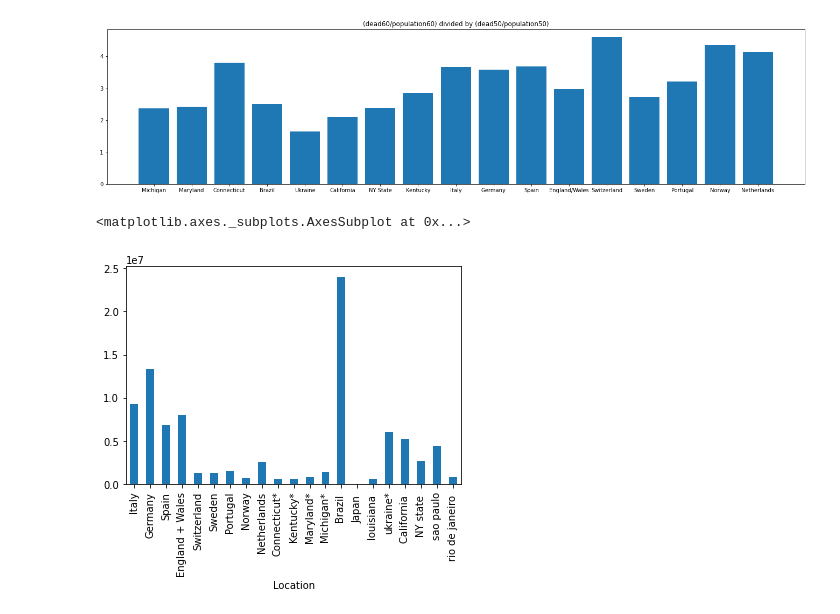
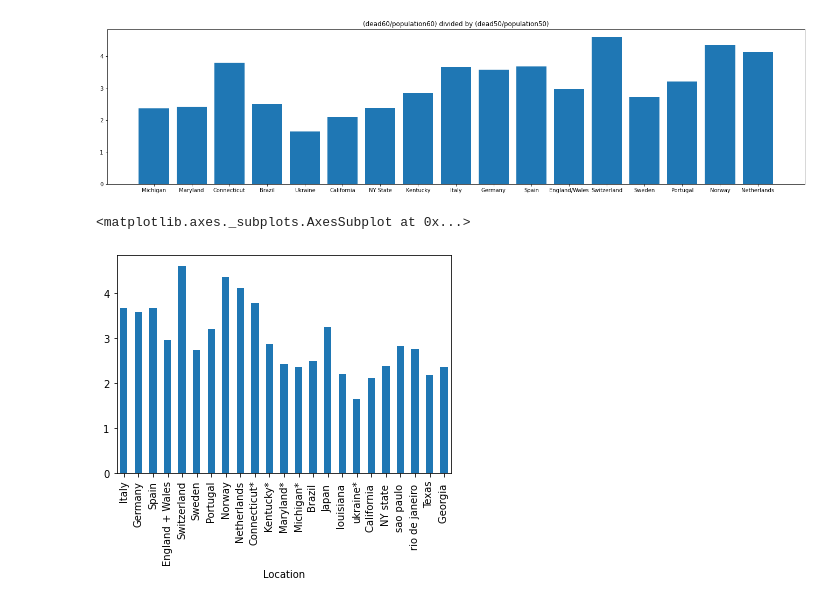
Before and after one commit to Ali-Kazmi/covid-visualizations, a Jupyter notebook: vis.ipynb, the cells around one changed output. Drawn from its saved outputs; the diff is of its cells as text; code cells hidden in the pictures.

Commit message:
added mortality increase chart for 22 places

```diff
--- a/vis.ipynb
+++ b/vis.ipynb
@@ -483,20 +488,25 @@ plt.show()
 # %%
 import pandas as pd
 import requests
 import io
-popurl="https://raw.githubusercontent.com/Ali-Kazmi/covid-visualizations/master/mega-population%20by%20age%20(2).xlsx"
-deathurl="https://raw.githubusercontent.com/Ali-Kazmi/covid-visualizations/master/mega-deaths%20by%20age.xlsx"
+popurl="https://raw.githubusercontent.com/Ali-Kazmi/covid-visualizations/master/big-population-by-age-sheet.xlsx"
+deathurl="https://raw.githubusercontent.com/Ali-Kazmi/covid-visualizations/master/big-deaths-by-age-sheet.xlsx"
 #download = github_session.get(url).content
 
 # Reading the downloaded content and turning it into a pandas dataframe
 
 PopDF = pd.read_excel(popurl,index_col=0)
 DeathsDF=pd.read_excel(deathurl,index_col=0)
-# Printing out the first 5 rows of the dataframe
 
-#print (PopDF["50-59"])
-#print(DeathsDF["50-59"])
-PopDF["50-59"].plot.bar()
+#note: 10-19 should have been the second column, but it shows it as a date because excel did something.. oops
+dfres=pd.DataFrame()
+dfrestwo=pd.DataFrame()
+dfresults=pd.DataFrame()
+
+dfres['Results']=DeathsDF["60-69"]/PopDF["60-69"]
+dfrestwo['Results']=DeathsDF["50-59"]/PopDF["50-59"]
+dfresults['Results']=(dfres['Results']/dfrestwo['Results'])
+dfresults['Results'].plot(kind='bar')
 # %% [output]
 <matplotlib.axes._subplots.AxesSubplot at 0x...>
-[figure, old version]
+[figure, new version]
```
Also changed, not shown: parts of 5 cells of this notebook.
